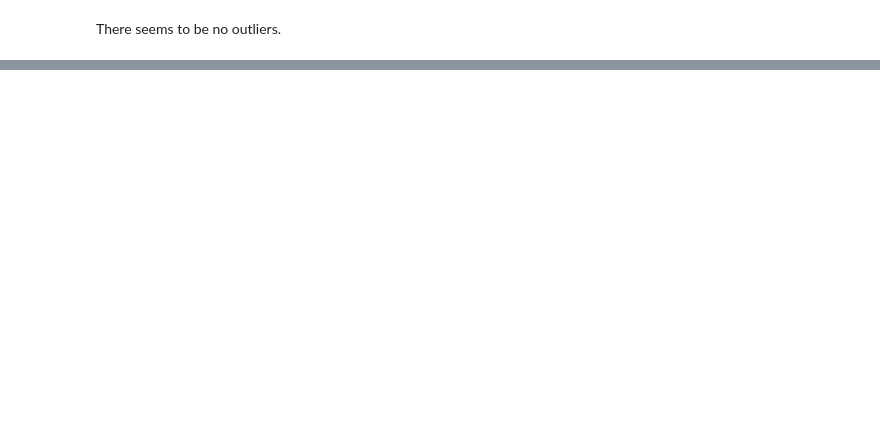
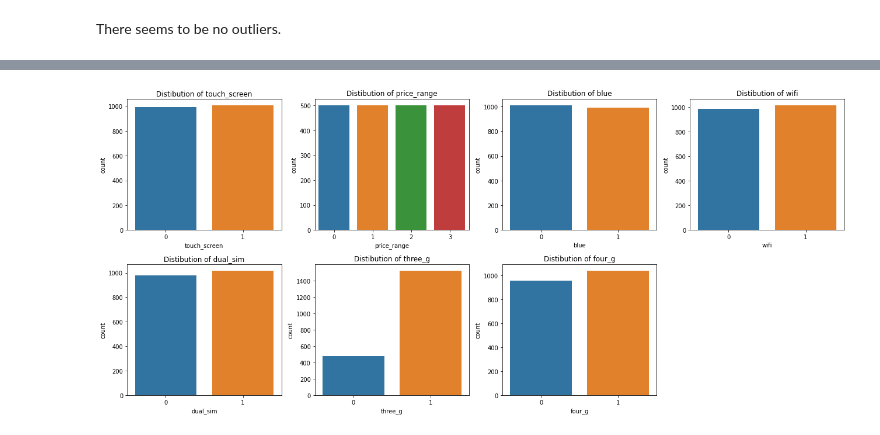
Before and after one commit to JayaVishwa/Mobile-Price-Range-Prediction, a Jupyter notebook: Mobile Price Range Prediction.ipynb, the cells around one changed output, grey strips where cells are left out. Cells and saved outputs as stored; diff of their text form; code cells hidden in the pictures; blank space fills up the shorter version.

```diff
--- a/Mobile Price Range Prediction.ipynb
+++ b/Mobile Price Range Prediction.ipynb
@@ -213,0 +303,8 @@ There seems to be no outliers.
+# %%
+# checking data distribution of numerical columns
+fig = plt.figure(figsize=(10,5))
+n= 1
+for i in numerical_columns:
+  n= n+1
+  sns.distplot(df[i],kde=True)
+  plt.show()
@@ -213,0 +326,12 @@ There seems to be no outliers.
+# %%
+# checking data distribution in categorical columns
+fig = plt.figure(figsize=(18,8))
+c=1
+for i in categorical_columns:
+  plt.subplot(2,4, c)
+  sns.countplot(df[i])
+  plt.title('Distibution of {}'.format(i))
+  c+=1
+plt.tight_layout()
+# %% [output]
+[figure, added]
```
Also changed, not shown: parts of 131 cells of this notebook, 2 other files.
